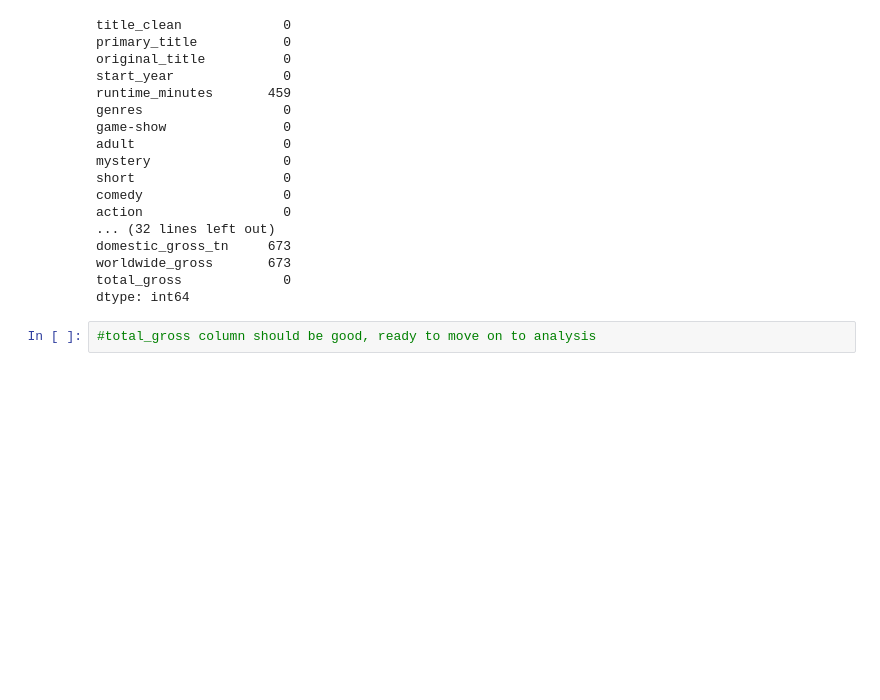
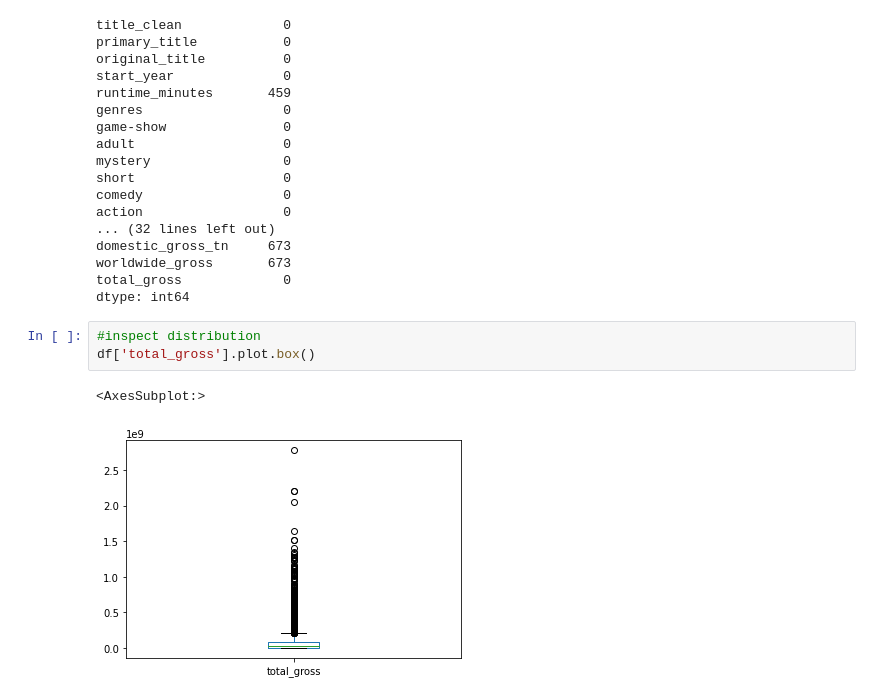
Before and after one commit to kaiuechi/flatiron-movie-analysis, a Jupyter notebook: EDA.ipynb, the cells around one changed output. Drawn from its saved outputs; the diff is of its cells as text; blank space fills up the shorter version.

```diff
--- a/EDA.ipynb
+++ b/EDA.ipynb
@@ -721,5 +723,9 @@ domestic_gross_tn     673
 worldwide_gross       673
 total_gross             0
 dtype: int64
-# %%
-#total_gross column should be good, ready to move on to analysis
+# %%
+#inspect distribution
+df['total_gross'].plot.box()
+# %% [output]
+<AxesSubplot:>
+[figure, added]
```
Also changed, not shown: parts of 17 cells of this notebook.
